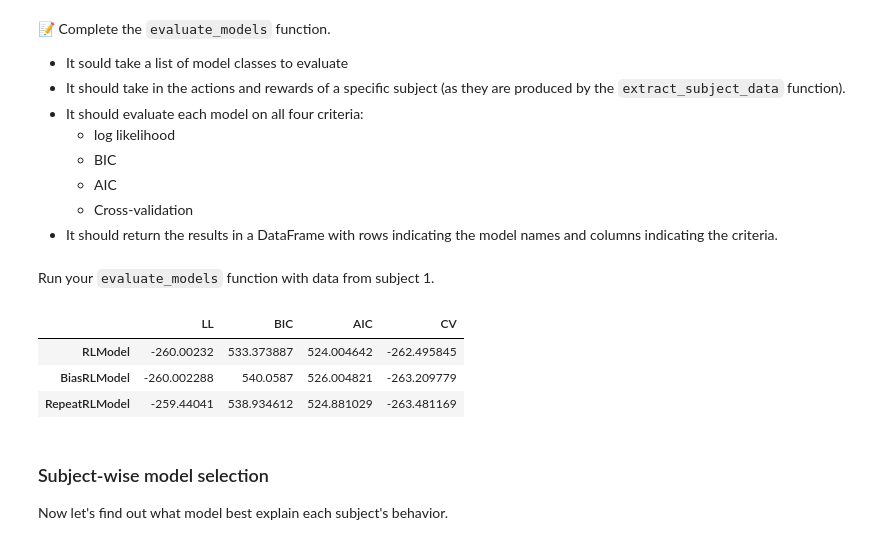
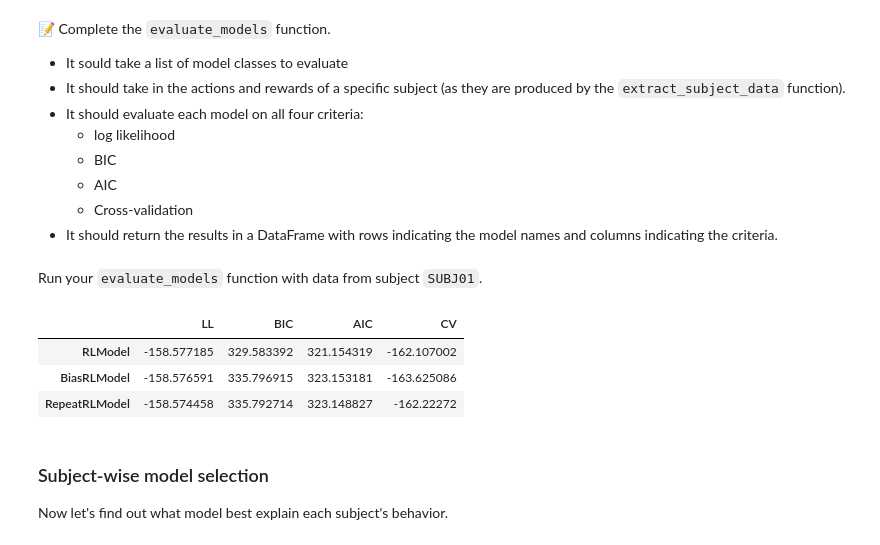
Before and after one commit to easiryne/cognitive-modeling-lab, a Jupyter notebook: TD_8/td8_solution.ipynb, the cells around one changed output. Cells and saved outputs as stored; diff of their text form; code cells hidden in the pictures.

```diff
--- a/TD_8/td8_solution.ipynb
+++ b/TD_8/td8_solution.ipynb
@@ -156,3 +164,3 @@ model_names
 # %%
 # Solution
-actions_s1, rewards_s1 = extract_subject_data(1)
+actions_s1, rewards_s1 = extract_subject_data('SUBJ01')
@@ -178,7 +187,7 @@ actions_s1_b1.shape, rewards_s1_b1.shape, actions_s1_b2.shape, rewards_s1_b2.sha
 📝 Fit a separate `RLModel` to each block's data.
 # %%
 # Solution
-model_b0 = RLModel.fit(actions_s1_b0, rewards_s1_b0, verbose=False)
-model_b1 = RLModel.fit(actions_s1_b1, rewards_s1_b1, verbose=False)
-model_b2 = RLModel.fit(actions_s1_b2, rewards_s1_b2, verbose=False)
+model_s1_b0 = RLModel.fit(actions_s1_b0, rewards_s1_b0, verbose=False)
+model_s1_b1 = RLModel.fit(actions_s1_b1, rewards_s1_b1, verbose=False)
+model_s1_b2 = RLModel.fit(actions_s1_b2, rewards_s1_b2, verbose=False)
 # %% [markdown]
@@ -211,7 +220,7 @@ What we usually do when we have many blocks is that we fit the data to a large p
 # %% [markdown]
 📝 Extract again the data from subject 1
 # %%
-actions_s1, rewards_s1 = extract_subject_data(1)
+actions_s1, rewards_s1 = extract_subject_data("SUBJ01")
 # %% [markdown]
 📝 Extract the fitting and validation data. For the exercise, keep block 4 for validation.
 > - You can slice numpy arrays to select rows, and use the np.delete() function to remove a specific row from an array
@@ -243,8 +258,7 @@ Now let's put all this code in a loop that will perform 8 validations, using eac
 📝 Fill the `cross_validation` function
 # %%
 # Solution
-def cross_validation(model_class, actions, rewards):
-    n_blocks = 8
+def cross_validation(model_class, actions, rewards, n_blocks=5):
     cv_log_likelihood = 0
     for val_block in trange(n_blocks, desc=f'Cross-validation {model_class.__name__}', unit='block'):
         # Extract fitting data and validation data
@@ -347,15 +363,15 @@ def evaluate_models(model_classes, actions, rewards):
         results.loc[model_name, 'CV'] = cross_validation(model_class, actions, rewards)
     return results
 # %% [markdown]
-Run your `evaluate_models` function with data from subject 1.
+Run your `evaluate_models` function with data from subject `SUBJ01`.
 # %%
-eval_s1 = evaluate_models(candidate_models, *extract_subject_data(1))
+eval_s1 = evaluate_models(candidate_models, *extract_subject_data("SUBJ01"))
 eval_s1
 # %% [output]
 |  | LL | BIC | AIC | CV |
-| RLModel | -260.00232 | 533.373887 | 524.004642 | -262.495845 |
-| BiasRLModel | -260.002288 | 540.0587 | 526.004821 | -263.209779 |
-| RepeatRLModel | -259.44041 | 538.934612 | 524.881029 | -263.481169 |
+| RLModel | -158.577185 | 329.583392 | 321.154319 | -162.107002 |
+| BiasRLModel | -158.576591 | 335.796915 | 323.153181 | -163.625086 |
+| RepeatRLModel | -158.574458 | 335.792714 | 323.148827 | -162.22272 |
 # %% [markdown]
 ### Subject-wise model selection
 Now let's find out what model best explain each subject's behavior.
```
Also changed, not shown: parts of 44 cells of this notebook, 4 other files.
